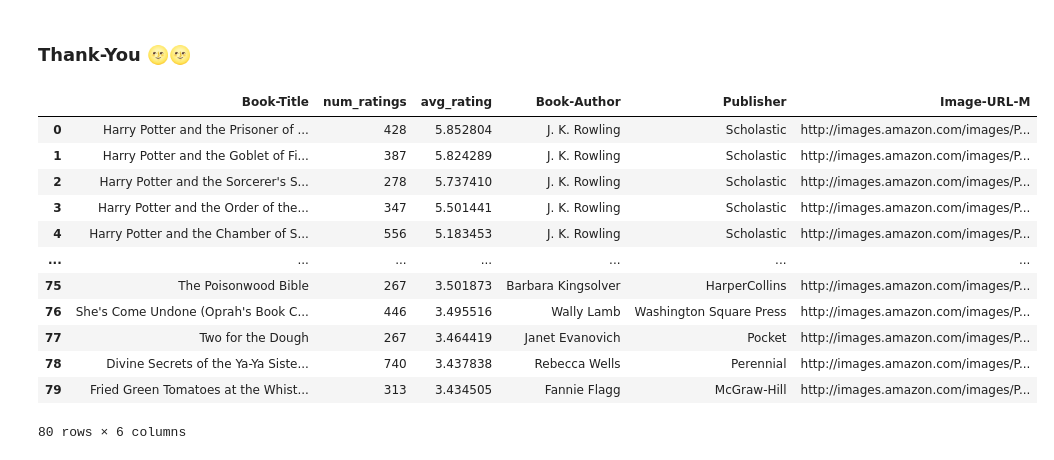
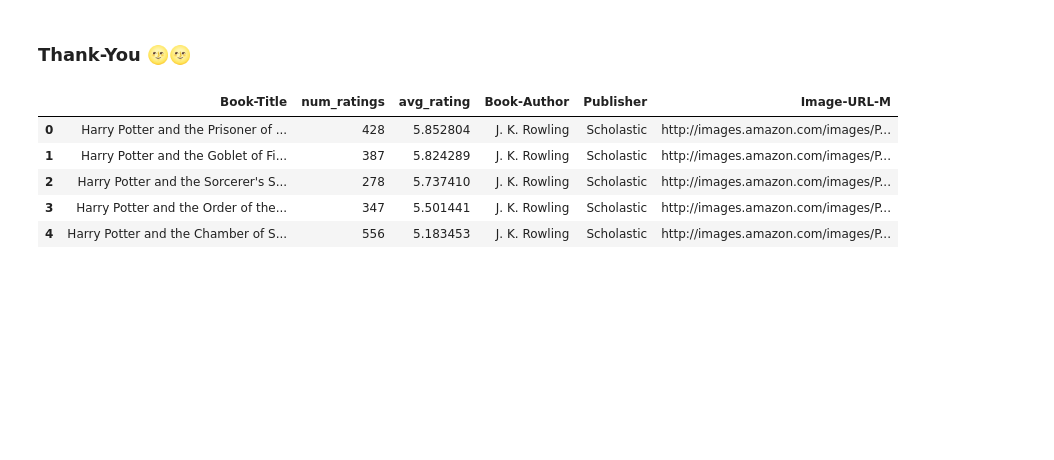
Before and after one commit to Ranjit-Singh-786/Book-Recommedation_Project, a Jupyter notebook: Book-Recommandation.ipynb, the cells around one changed output. Cells and saved outputs as stored; diff of their text form; code cells hidden in the pictures; blank space fills up the shorter version.

```diff
--- a/Book-Recommandation.ipynb
+++ b/Book-Recommandation.ipynb
@@ -721,18 +721,12 @@ joblib.load('models/similarity_score.lb')                # to load this again
 # %% [markdown]
 ### Thank-You 🌝🌝
 # %%
-pd.read_csv('popularity_based/popularity_based.csv')
+popular = pd.read_csv('popularity_based/popularity_based.csv')
+popular.head()
 # %% [output]
 |  | Book-Title | num_ratings | avg_rating | Book-Author | Publisher | Image-URL-M |
 | 0 | Harry Potter and the Prisoner of ... | 428 | 5.852804 | J. K. Rowling | Scholastic | http://images.amazon.com/images/P... |
 | 1 | Harry Potter and the Goblet of Fi... | 387 | 5.824289 | J. K. Rowling | Scholastic | http://images.amazon.com/images/P... |
 | 2 | Harry Potter and the Sorcerer's S... | 278 | 5.737410 | J. K. Rowling | Scholastic | http://images.amazon.com/images/P... |
 | 3 | Harry Potter and the Order of the... | 347 | 5.501441 | J. K. Rowling | Scholastic | http://images.amazon.com/images/P... |
 | 4 | Harry Potter and the Chamber of S... | 556 | 5.183453 | J. K. Rowling | Scholastic | http://images.amazon.com/images/P... |
-| ... | ... | ... | ... | ... | ... | ... |
-| 75 | The Poisonwood Bible | 267 | 3.501873 | Barbara Kingsolver | HarperCollins | http://images.amazon.com/images/P... |
-| 76 | She's Come Undone (Oprah's Book C... | 446 | 3.495516 | Wally Lamb | Washington Square Press | http://images.amazon.com/images/P... |
-| 77 | Two for the Dough | 267 | 3.464419 | Janet Evanovich | Pocket | http://images.amazon.com/images/P... |
-| 78 | Divine Secrets of the Ya-Ya Siste... | 740 | 3.437838 | Rebecca Wells | Perennial | http://images.amazon.com/images/P... |
-| 79 | Fried Green Tomatoes at the Whist... | 313 | 3.434505 | Fannie Flagg | McGraw-Hill | http://images.amazon.com/images/P... |
-80 rows × 6 columns
```
Also changed, not shown: parts of 2 cells of this notebook, 13 other files.
